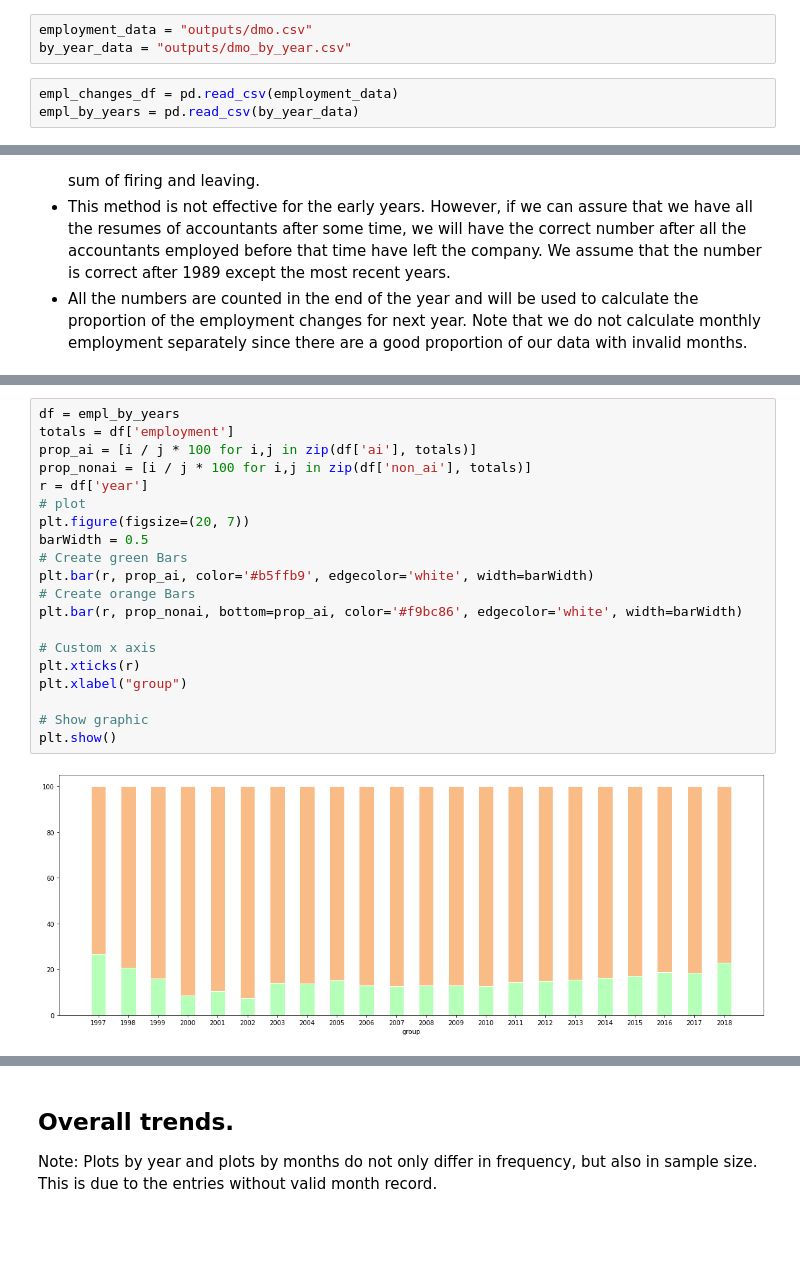
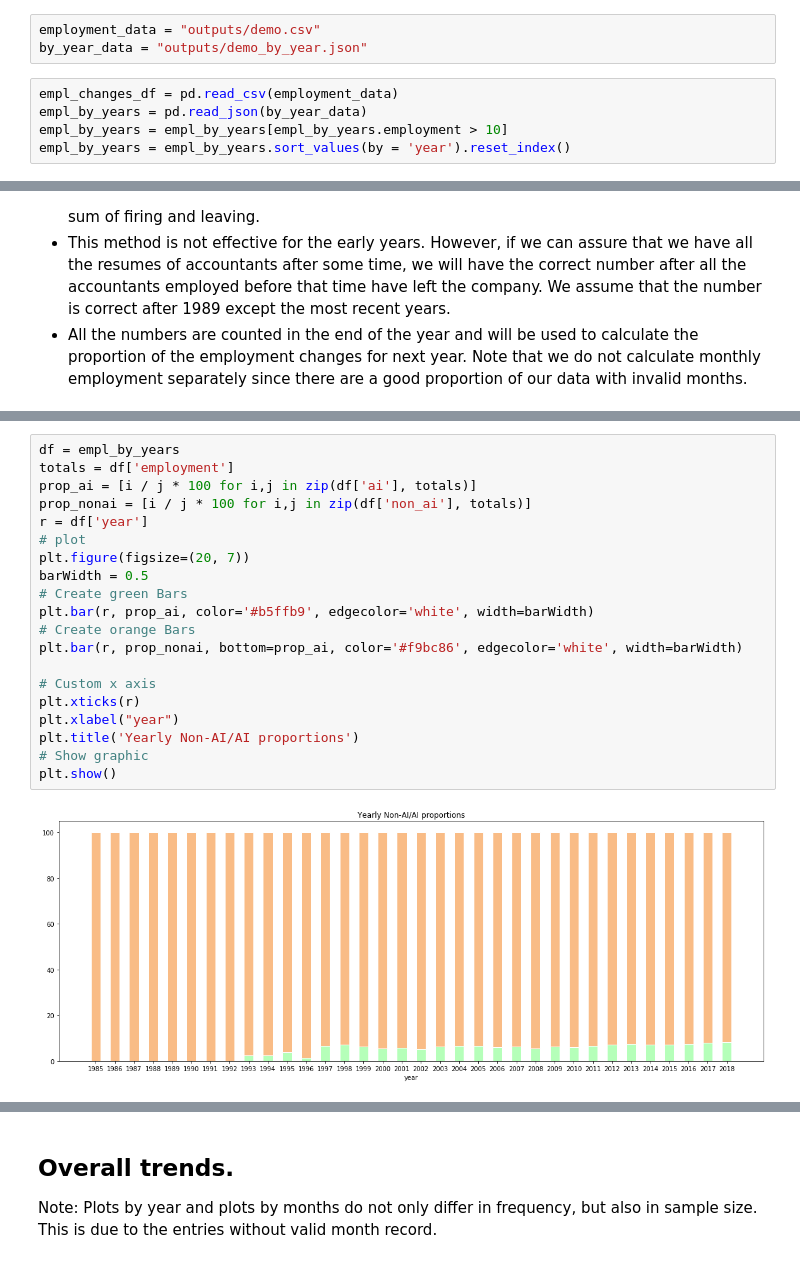
Before and after one commit to aentum/employment, a Jupyter notebook: tech-jobs/summary_stats/Summary Statistics.ipynb, the cells around one changed output, grey strips where cells are left out. Drawn from its saved outputs; the diff is of its cells as text; blank space fills up the shorter version.

Commit message:
include skill composition data

```diff
--- a/tech-jobs/summary_stats/Summary Statistics.ipynb
+++ b/tech-jobs/summary_stats/Summary Statistics.ipynb
@@ -60,11 +61,13 @@ Definition of employment change types: When only employment records are consider
 - `firing` if it changed its company from one of the two companies to `TIME_OFF` and stayed in `TIME_OFF` for more than 100 days;
 - `leaving` if it changed its company from one of the two companies and not recogized as `firing`.
 # %%
-employment_data = "outputs/dmo.csv"
-by_year_data = "outputs/dmo_by_year.csv"
+employment_data = "outputs/demo.csv"
+by_year_data = "outputs/demo_by_year.json"
 # %%
 empl_changes_df = pd.read_csv(employment_data)
-empl_by_years = pd.read_csv(by_year_data)
+empl_by_years = pd.read_json(by_year_data)
+empl_by_years = empl_by_years[empl_by_years.employment > 10]
+empl_by_years = empl_by_years.sort_values(by = 'year').reset_index()
 # %% [markdown]
 # Summarize and plot.
 # %%
@@ -109,22 +112,22 @@ plt.show()
 # %%
 df = empl_by_years
 totals = df['employment']
 prop_ai = [i / j * 100 for i,j in zip(df['ai'], totals)]
 prop_nonai = [i / j * 100 for i,j in zip(df['non_ai'], totals)]
 r = df['year']
 # plot
 plt.figure(figsize=(20, 7))
 barWidth = 0.5
 # Create green Bars
 plt.bar(r, prop_ai, color='#b5ffb9', edgecolor='white', width=barWidth)
 # Create orange Bars
 plt.bar(r, prop_nonai, bottom=prop_ai, color='#f9bc86', edgecolor='white', width=barWidth)
 
 # Custom x axis
 plt.xticks(r)
-plt.xlabel("group")
-
+plt.xlabel("year")
+plt.title('Yearly Non-AI/AI proportions')
 # Show graphic
 plt.show()
 # %% [output]
-[figure, old version]
+[figure, new version]
```
Also changed, not shown: parts of 9 cells of this notebook.
